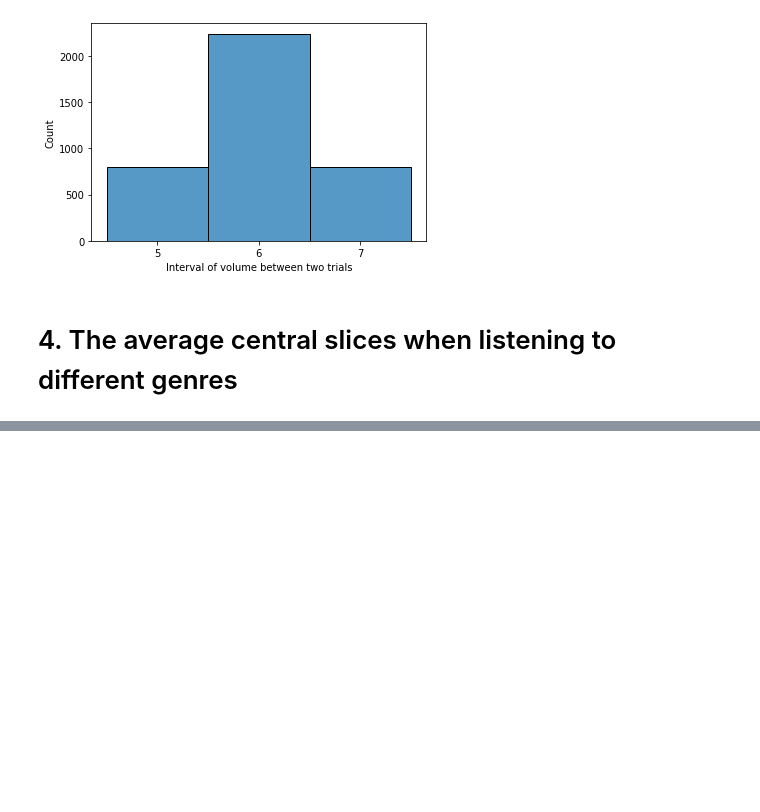
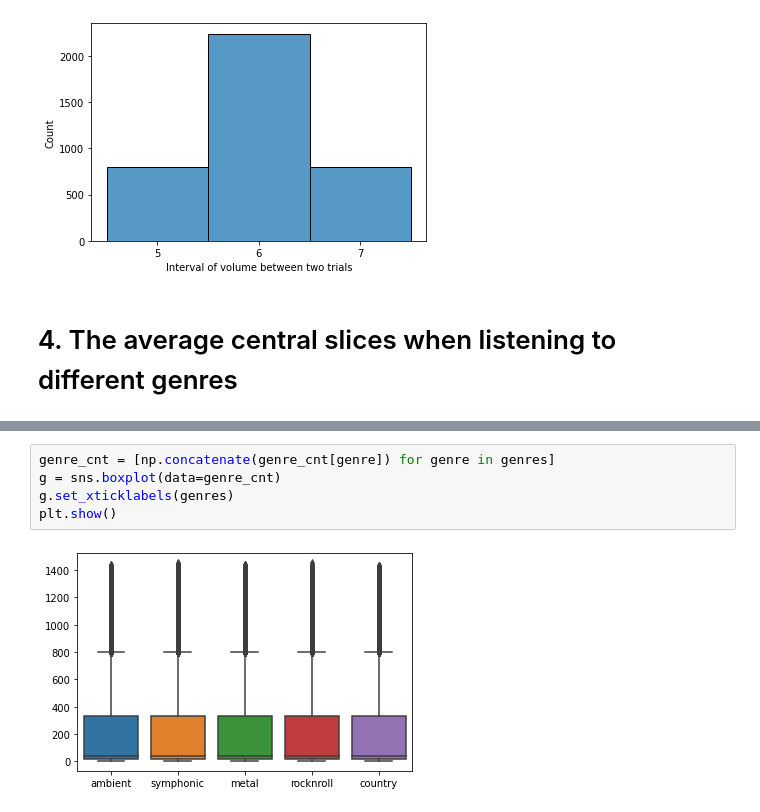
Before and after one commit to yijingf/COSC189, a Jupyter notebook: EDA.ipynb, the cells around one changed output, grey strips where cells are left out. Drawn from its saved outputs; the diff is of its cells as text; blank space fills up the shorter version.

```diff
--- a/EDA.ipynb
+++ b/EDA.ipynb
@@ -124,0 +180,7 @@ genres = set(genre_label)
+# %%
+genre_cnt = [np.concatenate(genre_cnt[genre]) for genre in genres]
+g = sns.boxplot(data=genre_cnt)
+g.set_xticklabels(genres)
+plt.show()
+# %% [output]
+[figure, added]
```
Also changed, not shown: parts of 13 cells of this notebook.
